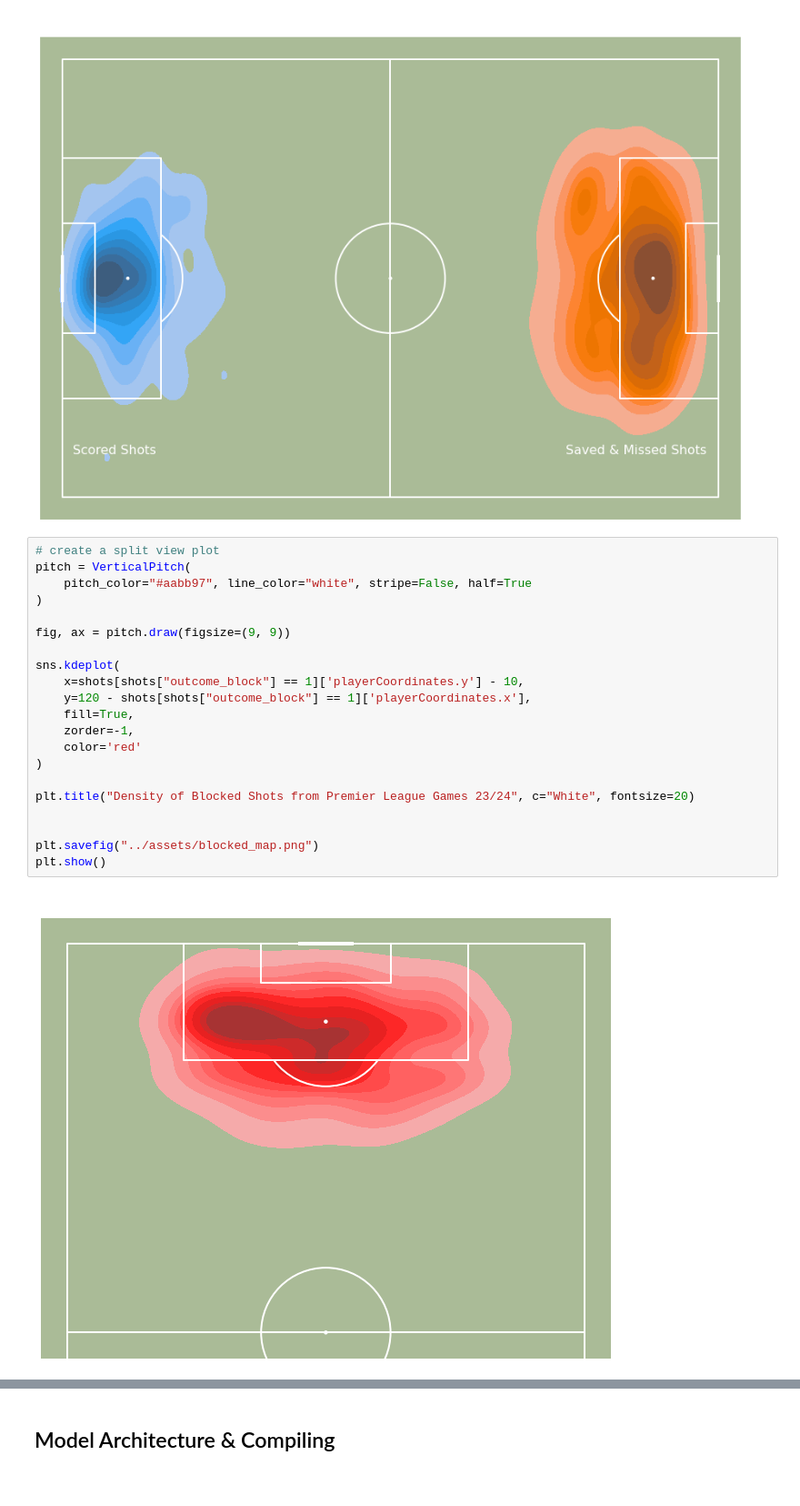
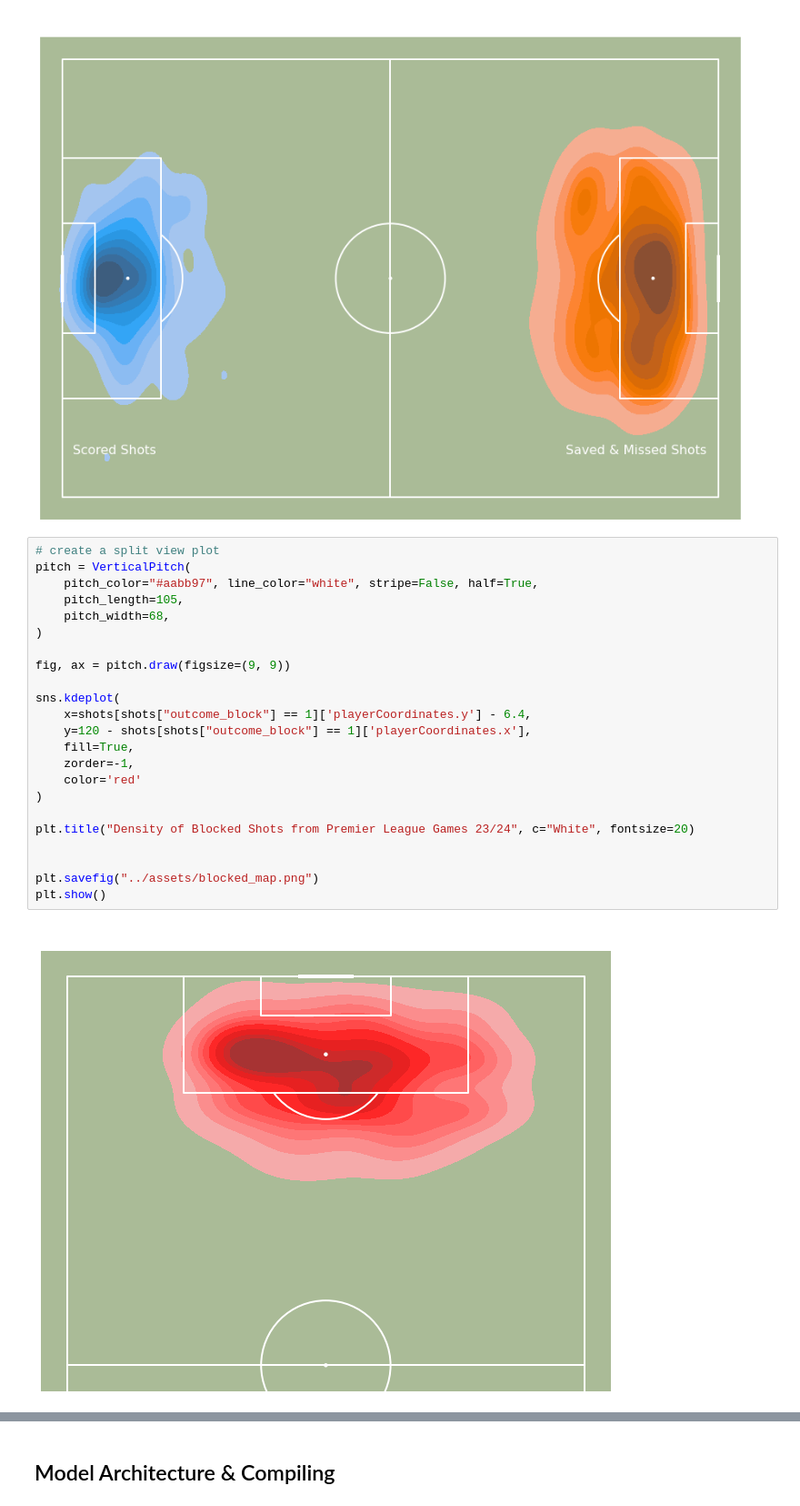
Before and after one commit to Harrison-Ward/xG, a Jupyter notebook: models/xG_model.ipynb, the cells around one changed output, grey strips where cells are left out. Shown: that part at 91% size. Drawn from its saved outputs; the diff is of its cells as text.

```diff
--- a/models/xG_model.ipynb
+++ b/models/xG_model.ipynb
@@ -79,23 +61,25 @@ plt.show()
 # %%
 # create a split view plot
 pitch = VerticalPitch(
-    pitch_color="#aabb97", line_color="white", stripe=False, half=True
+    pitch_color="#aabb97", line_color="white", stripe=False, half=True,
+    pitch_length=105,
+    pitch_width=68,
 )
 
 fig, ax = pitch.draw(figsize=(9, 9))
 
 sns.kdeplot(
-    x=shots[shots["outcome_block"] == 1]['playerCoordinates.y'] - 10,
+    x=shots[shots["outcome_block"] == 1]['playerCoordinates.y'] - 6.4,
     y=120 - shots[shots["outcome_block"] == 1]['playerCoordinates.x'],
     fill=True,
     zorder=-1,
     color='red'
 )
 
 plt.title("Density of Blocked Shots from Premier League Games 23/24", c="White", fontsize=20)
 
 
 plt.savefig("../assets/blocked_map.png")
 plt.show()
 # %% [output]
-[figure, old version]
+[figure, new version]
```
Also changed, not shown: parts of 18 cells of this notebook.
